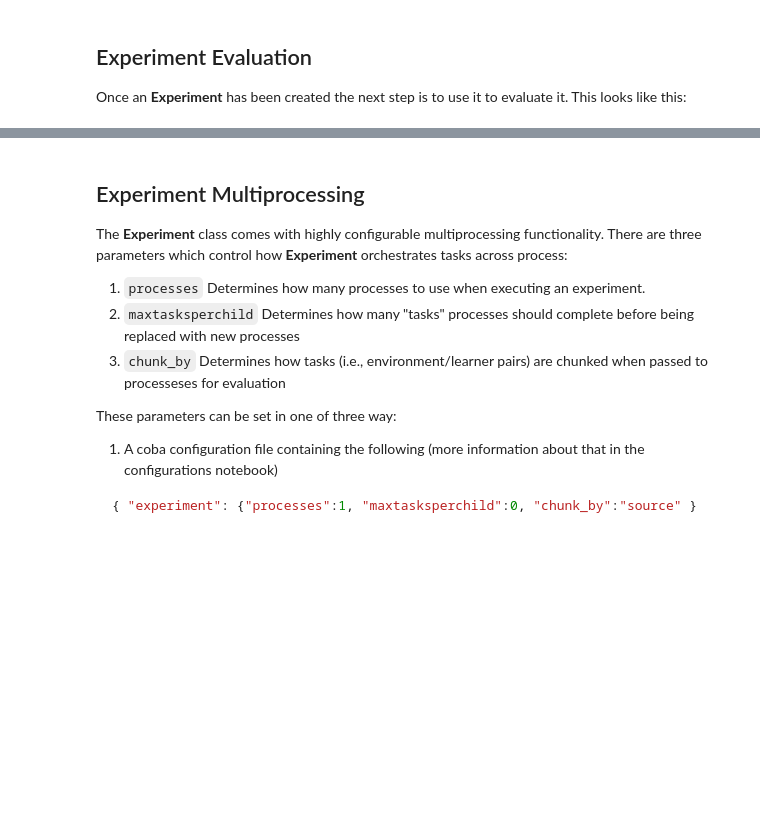
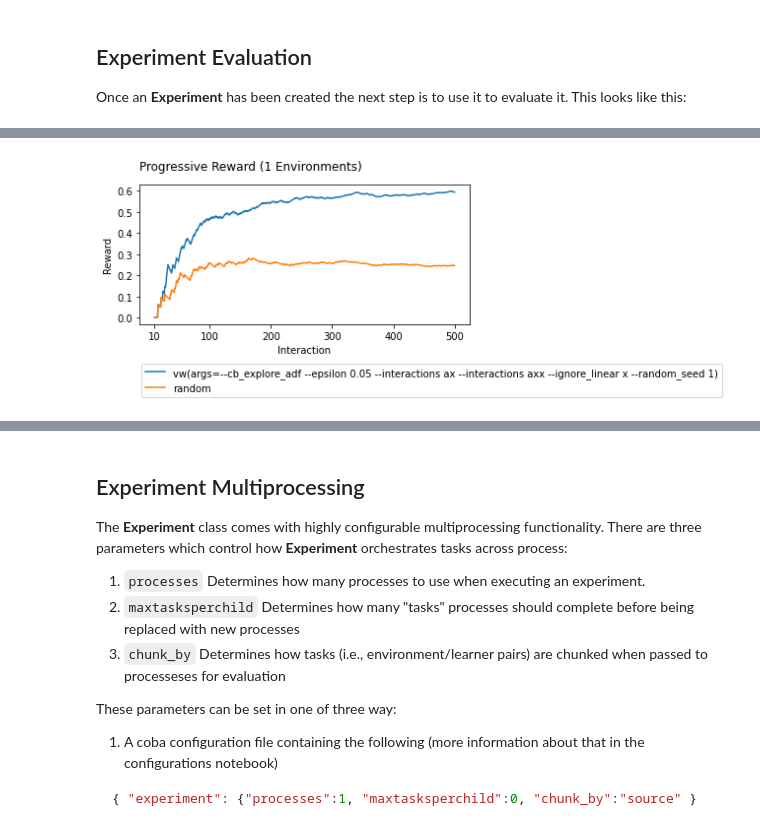
Before and after one commit to VowpalWabbit/coba, a Jupyter notebook: examples/notebooks/Experiments.ipynb, the cells around one changed output, grey strips where cells are left out. Saved outputs shown, nothing was run; the diff lists cells and outputs as text; code cells hidden in the pictures; blank space fills up the shorter version.

```diff
--- a/examples/notebooks/Experiments.ipynb
+++ b/examples/notebooks/Experiments.ipynb
@@ -37,0 +38,10 @@ experiment.run().plot_learners(xlim=(10,500))
+# %%
+import coba as cb
+
+#this creates our experiment. There are more options that can be passed here. These are discussed further down.
+environments = cb.Environments.from_linear_synthetic(500,seed=2).binary()
+learners     = [cb.VowpalEpsilonLearner(),cb.RandomLearner()]
+experiment   = cb.Experiment(environments,learners)
+
+experiment.run().plot_learners(xlim=(10,500))
+# %% [output]
@@ -37,0 +54 @@ experiment.run().plot_learners(xlim=(10,500))
+[figure, added]
```
Also changed, not shown: parts of 6 cells of this notebook, 5 other files.
